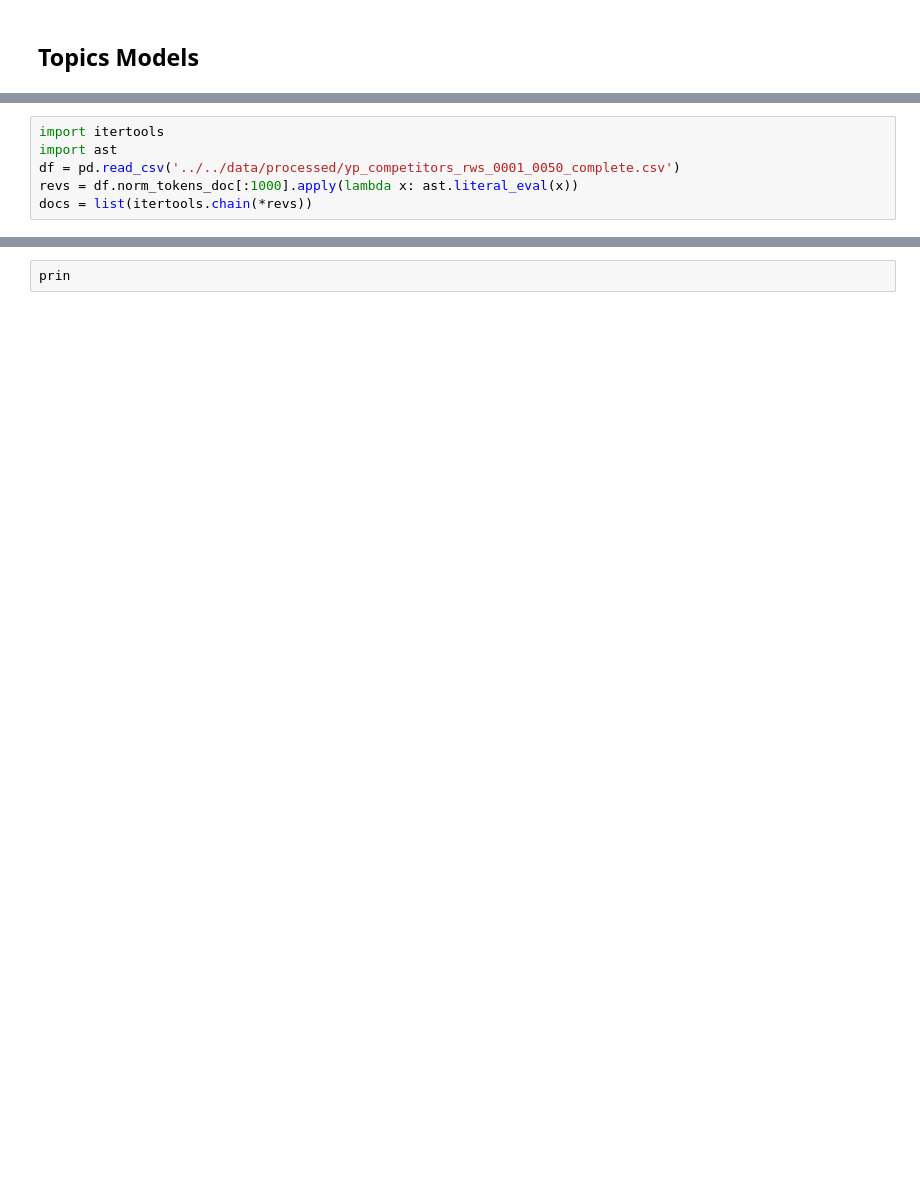
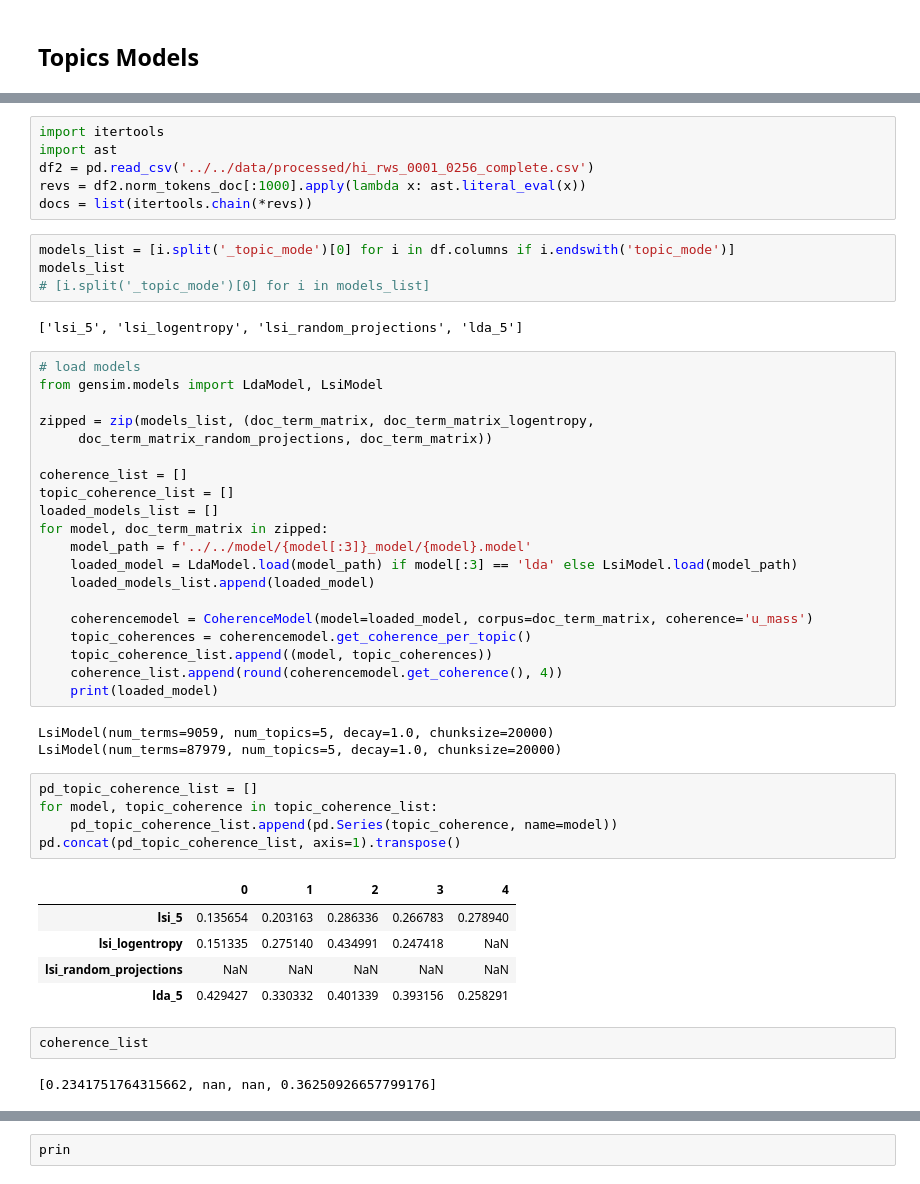
Before and after one commit to metinsenturk/review-analysis, a Jupyter notebook: notebooks/models/1.3-multi-topic-results.ipynb, the cells around one changed output, grey strips where cells are left out. Cells and saved outputs as stored; diff of their text form; blank space fills up the shorter version.

```diff
--- a/notebooks/models/1.3-multi-topic-results.ipynb
+++ b/notebooks/models/1.3-multi-topic-results.ipynb
@@ -77,6 +170,50 @@ pd_topic_frequencies.sum().sort_index().plot()
 # %%
 import itertools
 import ast
-df = pd.read_csv('../../data/processed/yp_competitors_rws_0001_0050_complete.csv')
-revs = df.norm_tokens_doc[:1000].apply(lambda x: ast.literal_eval(x))
+df2 = pd.read_csv('../../data/processed/hi_rws_0001_0256_complete.csv')
+revs = df2.norm_tokens_doc[:1000].apply(lambda x: ast.literal_eval(x))
 docs = list(itertools.chain(*revs))
+# %%
+models_list = [i.split('_topic_mode')[0] for i in df.columns if i.endswith('topic_mode')]
+models_list
+# [i.split('_topic_mode')[0] for i in models_list]
+# %% [output]
+['lsi_5', 'lsi_logentropy', 'lsi_random_projections', 'lda_5']
+# %%
+# load models
+from gensim.models import LdaModel, LsiModel
+
+zipped = zip(models_list, (doc_term_matrix, doc_term_matrix_logentropy,
+     doc_term_matrix_random_projections, doc_term_matrix))
+
+coherence_list = []
+topic_coherence_list = []
+loaded_models_list = []
+for model, doc_term_matrix in zipped:
+    model_path = f'../../model/{model[:3]}_model/{model}.model'
+    loaded_model = LdaModel.load(model_path) if model[:3] == 'lda' else LsiModel.load(model_path)
+    loaded_models_list.append(loaded_model)
+
+    coherencemodel = CoherenceModel(model=loaded_model, corpus=doc_term_matrix, coherence='u_mass')
+    topic_coherences = coherencemodel.get_coherence_per_topic()
+    topic_coherence_list.append((model, topic_coherences))
+    coherence_list.append(round(coherencemodel.get_coherence(), 4))
+    print(loaded_model)
+# %% [output]
+LsiModel(num_terms=9059, num_topics=5, decay=1.0, chunksize=20000)
+LsiModel(num_terms=87979, num_topics=5, decay=1.0, chunksize=20000)
+# %%
+pd_topic_coherence_list = []
+for model, topic_coherence in topic_coherence_list:
+    pd_topic_coherence_list.append(pd.Series(topic_coherence, name=model))
+pd.concat(pd_topic_coherence_list, axis=1).transpose()
+# %% [output]
+|  | 0 | 1 | 2 | 3 | 4 |
+| lsi_5 | 0.135654 | 0.203163 | 0.286336 | 0.266783 | 0.278940 |
+| lsi_logentropy | 0.151335 | 0.275140 | 0.434991 | 0.247418 | NaN |
+| lsi_random_projections | NaN | NaN | NaN | NaN | NaN |
+| lda_5 | 0.429427 | 0.330332 | 0.401339 | 0.393156 | 0.258291 |
+# %%
+coherence_list
+# %% [output]
+[0.2341751764315662, nan, nan, 0.36250926657799176]
```
Also changed, not shown: parts of 21 cells of this notebook, 3 other files.
